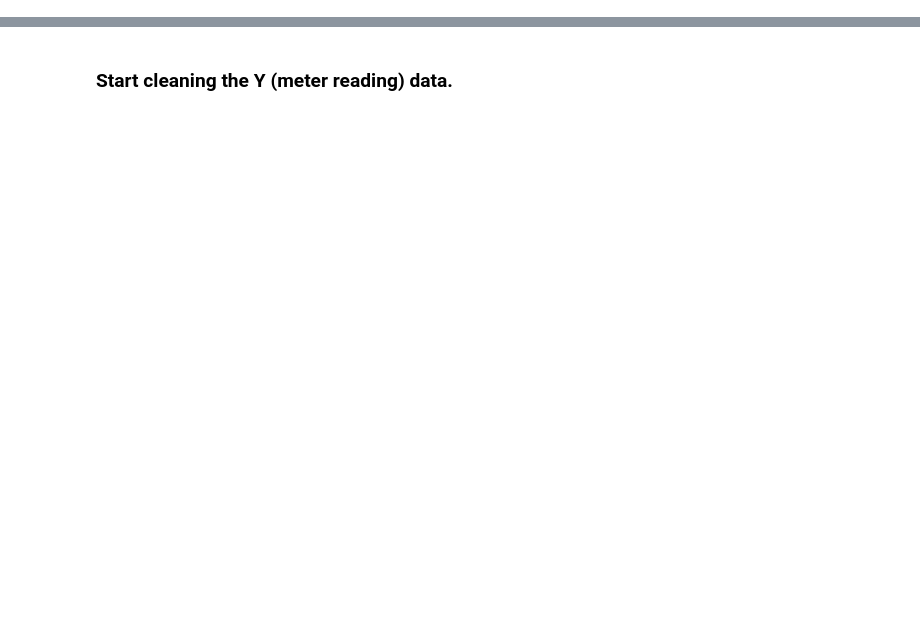
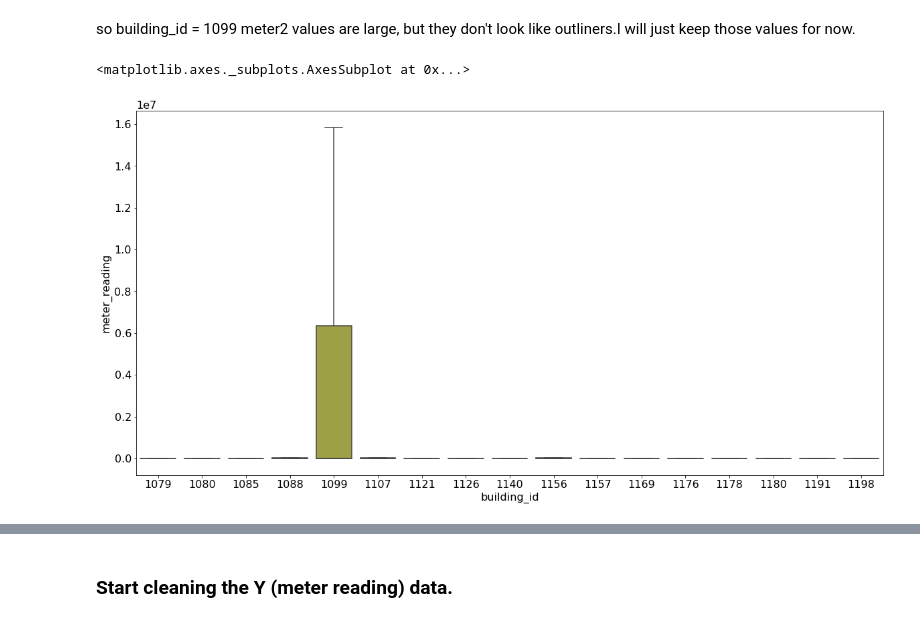
Before and after one commit to Runmangogo/Kaggle_ASHRAE_energy, a Jupyter notebook: DataCleaningforY.ipynb, the cells around one changed output, grey strips where cells are left out. Saved outputs shown, nothing was run; the diff lists cells and outputs as text; code cells hidden in the pictures; blank space fills up the shorter version.

```diff
--- a/DataCleaningforY.ipynb
+++ b/DataCleaningforY.ipynb
@@ -145,0 +236,9 @@ MemoryError: Unable to allocate array with shape (1465, 922320) and data type fl
+# %% [markdown]
+so building_id = 1099 meter2 values are large, but they don't look like outliners.I will just keep those values for now.
+# %%
+# check outliners for these building to compare:
+fig, axes = plt.subplots(1, 1, figsize=(20, 10))
+sns.boxplot(x = 'building_id', y = 'meter_reading', data = merge_all_meters[(merge_all_meters.site_id==13)&(merge_all_meters.meter==2)&(merge_all_meters.primary_use == 'Education')], showfliers=False)
+# %% [output]
+<matplotlib.axes._subplots.AxesSubplot at 0x...>
+[figure, added]
```
Also changed, not shown: parts of 101 cells of this notebook.
